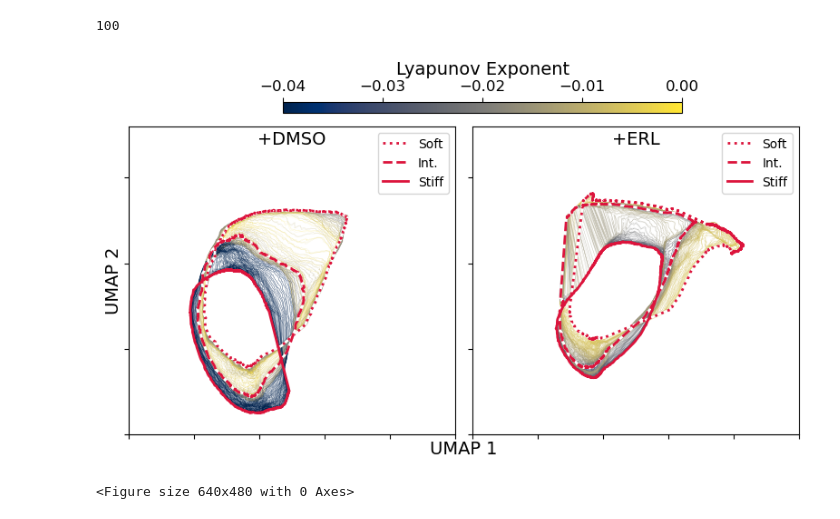
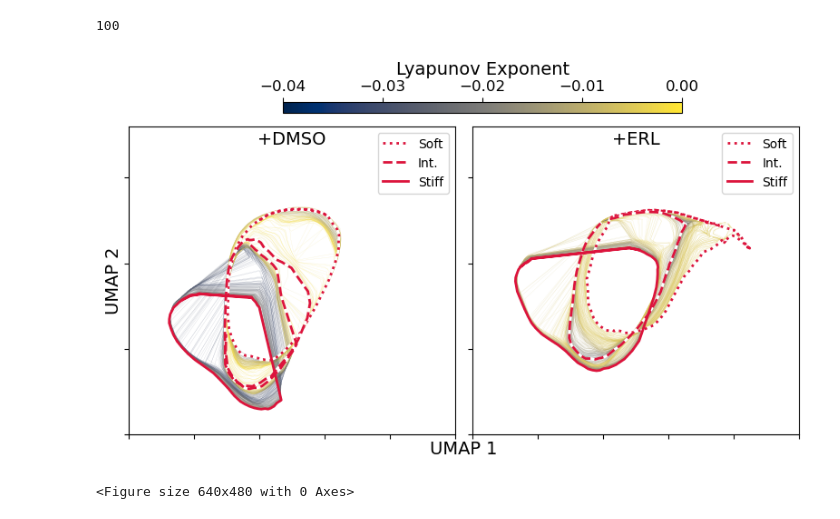
Before and after one commit to QuLab-VU/ECM_cell_cycle_model, a Jupyter notebook: Figures/Fig4/Fig4.ipynb, the cells around one changed output. Saved outputs shown, nothing was run; the diff lists cells and outputs as text; code cells hidden in the pictures.

```diff
--- a/Figures/Fig4/Fig4.ipynb
+++ b/Figures/Fig4/Fig4.ipynb
@@ -22,7 +22,7 @@ SAVEDIR = Path("~/ECM_mod_output/").expanduser()
 LYAP_DIR = Path(SAVEDIR,'Lyap_analysis')
 LYAP_DIR.mkdir(parents=True, exist_ok=True)
 
-USE_ORIGINAL = True # set to true to automatically download the original data from Dropbox
+USE_ORIGINAL = False # set to true to automatically download the original data from Dropbox
 
 rcParams.update({'figure.autolayout': True})
 # %% [markdown]
@@ -71,5 +53,5 @@ LYAP_filepaths[:5]
 # %%
-filenames_erl = [f for f in LYAP_filepaths if 'erl' in f]
+filenames_erl = [f for f in LYAP_filepaths if 'ERL' in f]
 filenames_erl.sort()
 
 ode_divs_erl = np.genfromtxt(Path(LYAP_DIR,'erl_IMT.csv'), delimiter=',')
@@ -79,7 +61,7 @@ ode_divs_erl = np.genfromtxt(Path(LYAP_DIR,'erl_IMT.csv'), delimiter=',')
 
 lyap_erl = np.genfromtxt(Path(LYAP_DIR,'lyap_erl.csv'), delimiter=',')
 # %%
-filenames_dmso = [f for f in LYAP_filepaths if 'dmso' in f]
+filenames_dmso = [f for f in LYAP_filepaths if 'DMSO' in f]
 filenames_dmso.sort()
 
 ode_divs_dmso = np.genfromtxt(Path(LYAP_DIR,'dmso_IMT.csv'), delimiter=',')
@@ -246,7 +228,7 @@ tmp_l = int(len(tmp_emb)/4)
 axes[1].plot(tmp_emb[:tmp_l,0], tmp_emb[:tmp_l,1], color='white', lw=lw)
 axes[1].plot(tmp_emb[:tmp_l,0], tmp_emb[:tmp_l,1], color='crimson', lw=lw, linestyle = 'dotted', label='Soft')
 tmp_emb = np.genfromtxt(filenames_erl[499], delimiter=',')
-tmp_l = 600
+tmp_l = 60
 axes[1].plot(tmp_emb[:tmp_l,0], tmp_emb[:tmp_l,1], color='white', lw=lw)
 axes[1].plot(tmp_emb[:tmp_l,0], tmp_emb[:tmp_l,1], color='crimson', lw=lw, linestyle = 'dashed', label='Int.')
 tmp_emb = np.genfromtxt(filenames_erl[999], delimiter=',')
@@ -269,7 +251,7 @@ tmp_l = int(len(tmp_emb)/4)
 axes[0].plot(tmp_emb[:tmp_l,0], tmp_emb[:tmp_l,1], color='white', lw=lw)
 axes[0].plot(tmp_emb[:tmp_l,0], tmp_emb[:tmp_l,1], color='crimson', lw=lw, linestyle = 'dotted', label='Soft')
 tmp_emb = np.genfromtxt(filenames_dmso[499], delimiter=',')
-tmp_l = 430
+tmp_l = 75
 axes[0].plot(tmp_emb[:tmp_l,0], tmp_emb[:tmp_l,1], color='white', lw=lw)
 axes[0].plot(tmp_emb[:tmp_l,0], tmp_emb[:tmp_l,1], color='crimson', lw=lw, linestyle = 'dashed', label='Int.')
 tmp_emb = np.genfromtxt(filenames_dmso[999], delimiter=',')
@@ -280,34 +262,34 @@ axes[0].legend(loc=1)
 
 axes[0].set_xlim([xmin, xmax])
 axes[0].set_ylim([ymin, ymax])
 axes[0].title.set_text('+DMSO')
 axes[0].axes.yaxis.set_ticks([0, 5, 10, 15])
 
 axes[0].set_yticklabels([])
 axes[0].set_xticklabels([])
 axes[1].set_yticklabels([])
 axes[1].set_xticklabels([])
 
 fig.subplots_adjust(top=1)
 cbar_ax = fig.add_axes([0.27, 1, 0.55, 0.03])
 fig.colorbar(sm, cax=cbar_ax, ticks=[-0.04, -0.03, -0.02, -0.01, 0],
              orientation='horizontal', location='top', label='Lyapunov Exponent')
 
 ax = fig.add_subplot(111, frameon=False)
 ax.set_xticks([])
 ax.set_yticks([])
 #plt.tick_params(labelcolor='none', top='off', bottom='off', left='off', right='off')
 ax.set_xlabel('UMAP 1', labelpad=5)
 ax.set_ylabel('UMAP 2', labelpad=5)
 
 fig4a_fn = Path(SAVEDIR, 'fig4a_lyap.png')
 
 if SAVEFILES and (OVERWRITE or not fig4a_fn.exists()):
     plt.savefig(fig4a_fn, bbox_inches='tight')
 else:
     plt.figure()
 # %% [output]
-[figure, old version]
+[figure, new version]
 <Figure size 640x480 with 0 Axes>
 # %%
 ode_divs_erl[0]
```
Also changed, not shown: parts of 5 cells of this notebook.
